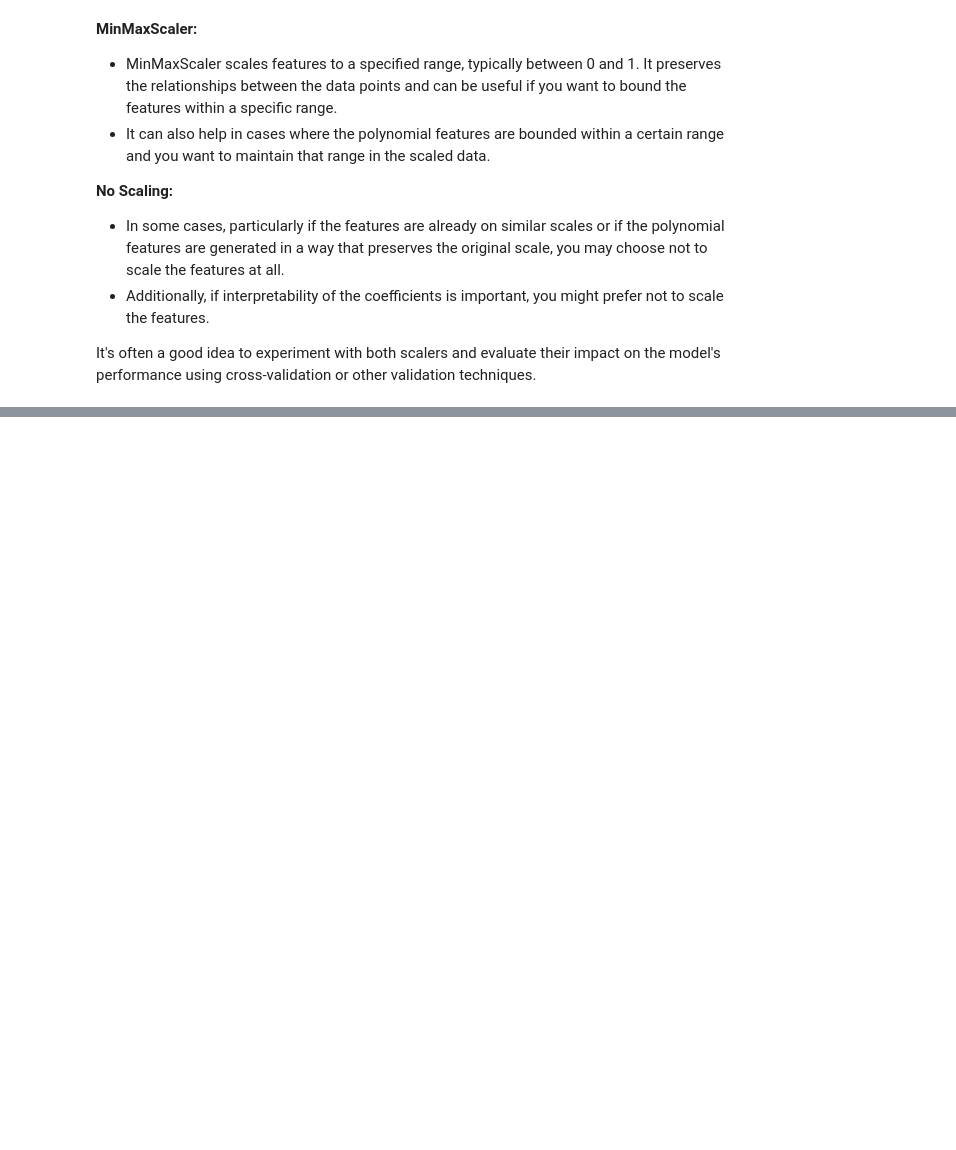
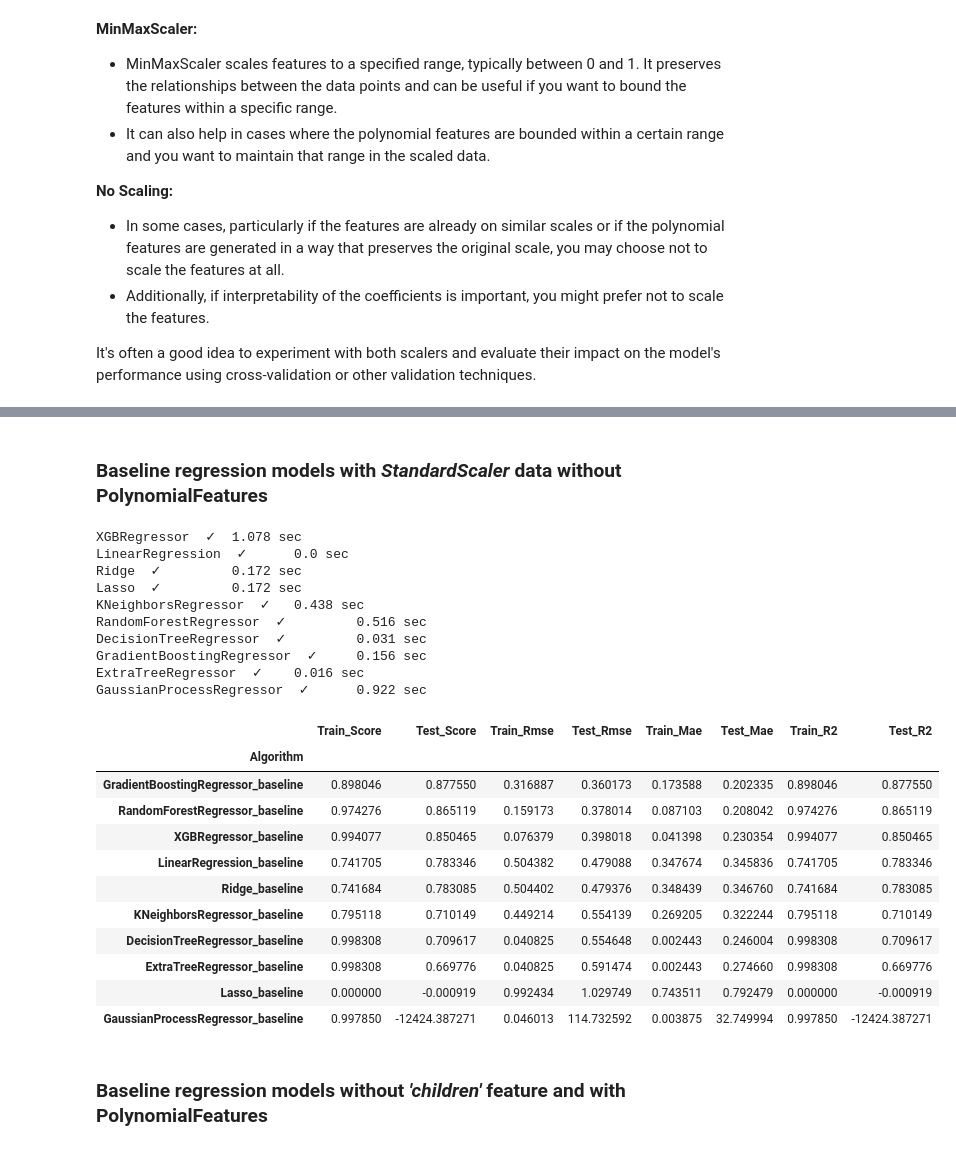
Before and after one commit to ahilah/Personal-medical-insurance-cost-prediction-model, a Jupyter notebook: medical-insurance-pred.ipynb, the cells around one changed output, grey strips where cells are left out. Drawn from its saved outputs; the diff is of its cells as text; code cells hidden in the pictures; blank space fills up the shorter version.

```diff
--- a/medical-insurance-pred.ipynb
+++ b/medical-insurance-pred.ipynb
@@ -899,0 +1241,73 @@ It's often a good idea to experiment with both scalers and evaluate their impact
+# %% [markdown]
+### Baseline regression models with *StandardScaler* data without PolynomialFeatures
+# %%
+# Split the DataFrame into features (X) and target (y)
+X = df_encoded_StandardScaler[['age', 'sex', 'bmi', 'children', 'smoker', 'region']] # features
+
+y = df_encoded_StandardScaler['charges'] # target
+# %%
+# Split the transformed data into training and testing sets
+X_train, X_test, y_train, y_test = train_test_split(X, y, test_size=0.2, random_state=42)
+# %%
+# initialize regression models with specific random states
+lm = LinearRegression()
+ridge = Ridge(random_state = 42)
+lasso = Lasso(random_state = 42)
+knn = KNeighborsRegressor()
+rf = RandomForestRegressor(random_state = 42)
+xgbt = xgb.XGBRegressor(random_state = 42)
+dtree = DecisionTreeRegressor(random_state = 42)
+gbr =  GradientBoostingRegressor(random_state = 42)
+etr = ExtraTreeRegressor(random_state = 42)
+#rnr = RadiusNeighborsRegressor(random_state = 42)
+# svr = SVR(random_state = 42)
+gpr = GaussianProcessRegressor(random_state = 42)
+
+# list of all regression models
+algo = [xgbt, lm, ridge, lasso, knn, rf, dtree, gbr, etr, gpr]
+
+result = []
+
+for i in algo:
+        start = time.process_time()
+        # fit the model on the training data and calculate performance metrics
+        ml_model = i.fit(X_train,y_train)
+
+        result.append([str(i).split("(")[0] + str("_baseline"), ml_model.score(X_train, y_train), ml_model.score(X_test, y_test),
+                  np.sqrt(mean_squared_error(y_train, ml_model.predict(X_train))),
+                  np.sqrt(mean_squared_error(y_test, ml_model.predict(X_test))),
+                  mean_absolute_error(y_train, ml_model.predict(X_train)),
+                  mean_absolute_error(y_test, ml_model.predict(X_test)),
+                  r2_score(y_train, ml_model.predict(X_train)),
+                  r2_score(y_test, ml_model.predict(X_test))]),
+        print(str(i).split("(")[0]," ✓\t", "{}".format(round(time.process_time()-start,3)),"sec")
+
+# create DataFrame from the result list and set the index as Algorithm
+result = pd.DataFrame(result, columns = ["Algorithm", "Train_Score", "Test_Score", "Train_Rmse",
+                                         "Test_Rmse", "Train_Mae", "Test_Mae", "Train_R2", "Test_R2"]).sort_values("Test_Rmse").set_index("Algorithm")
+result
+# %% [output]
+XGBRegressor  ✓  1.078 sec
+LinearRegression  ✓      0.0 sec
+Ridge  ✓         0.172 sec
+Lasso  ✓         0.172 sec
+KNeighborsRegressor  ✓   0.438 sec
+RandomForestRegressor  ✓         0.516 sec
+DecisionTreeRegressor  ✓         0.031 sec
+GradientBoostingRegressor  ✓     0.156 sec
+ExtraTreeRegressor  ✓    0.016 sec
+GaussianProcessRegressor  ✓      0.922 sec
+|  | Train_Score | Test_Score | Train_Rmse | Test_Rmse | Train_Mae | Test_Mae | Train_R2 | Test_R2 |
+| Algorithm |  |  |  |  |  |  |  |  |
+| GradientBoostingRegressor_baseline | 0.898046 | 0.877550 | 0.316887 | 0.360173 | 0.173588 | 0.202335 | 0.898046 | 0.877550 |
+| RandomForestRegressor_baseline | 0.974276 | 0.865119 | 0.159173 | 0.378014 | 0.087103 | 0.208042 | 0.974276 | 0.865119 |
+| XGBRegressor_baseline | 0.994077 | 0.850465 | 0.076379 | 0.398018 | 0.041398 | 0.230354 | 0.994077 | 0.850465 |
+| LinearRegression_baseline | 0.741705 | 0.783346 | 0.504382 | 0.479088 | 0.347674 | 0.345836 | 0.741705 | 0.783346 |
+| Ridge_baseline | 0.741684 | 0.783085 | 0.504402 | 0.479376 | 0.348439 | 0.346760 | 0.741684 | 0.783085 |
+| KNeighborsRegressor_baseline | 0.795118 | 0.710149 | 0.449214 | 0.554139 | 0.269205 | 0.322244 | 0.795118 | 0.710149 |
+| DecisionTreeRegressor_baseline | 0.998308 | 0.709617 | 0.040825 | 0.554648 | 0.002443 | 0.246004 | 0.998308 | 0.709617 |
+| ExtraTreeRegressor_baseline | 0.998308 | 0.669776 | 0.040825 | 0.591474 | 0.002443 | 0.274660 | 0.998308 | 0.669776 |
+| Lasso_baseline | 0.000000 | -0.000919 | 0.992434 | 1.029749 | 0.743511 | 0.792479 | 0.000000 | -0.000919 |
+| GaussianProcessRegressor_baseline | 0.997850 | -12424.387271 | 0.046013 | 114.732592 | 0.003875 | 32.749994 | 0.997850 | -12424.387271 |
+# %% [markdown]
+### Baseline regression models without *'children'* feature and with PolynomialFeatures
```
Also changed, not shown: parts of 54 cells of this notebook, 2 other files.
